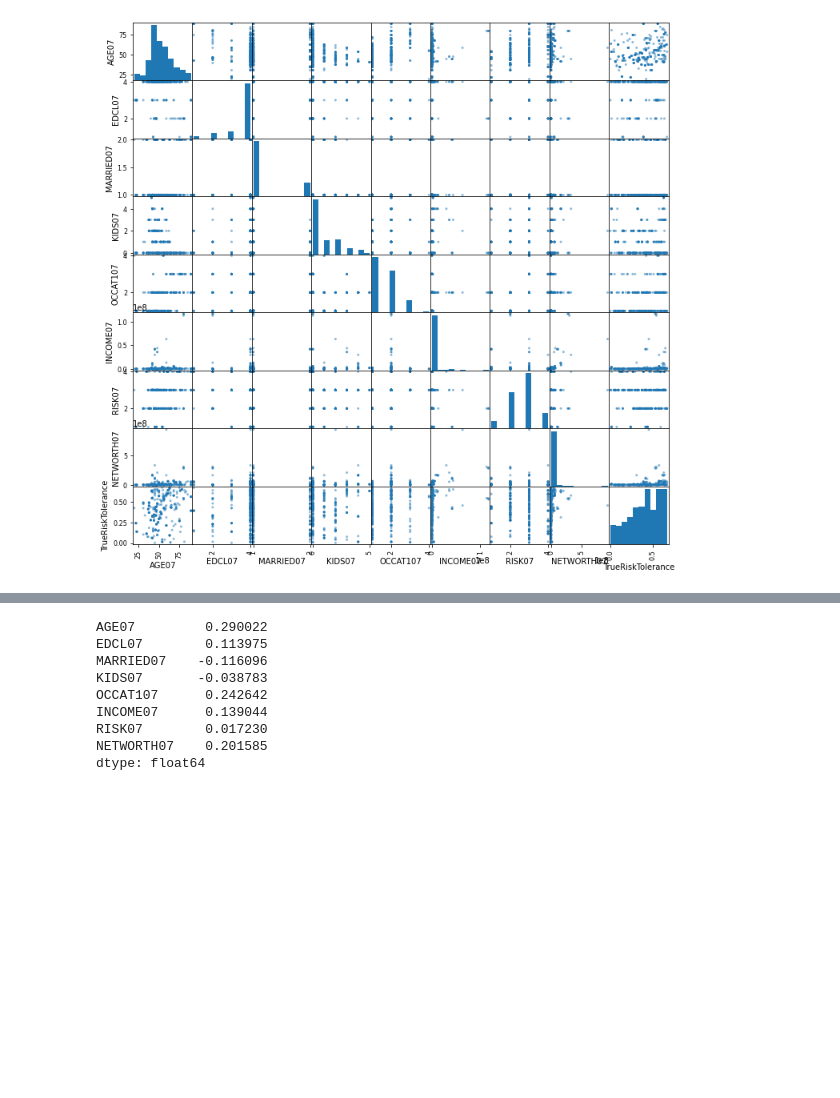
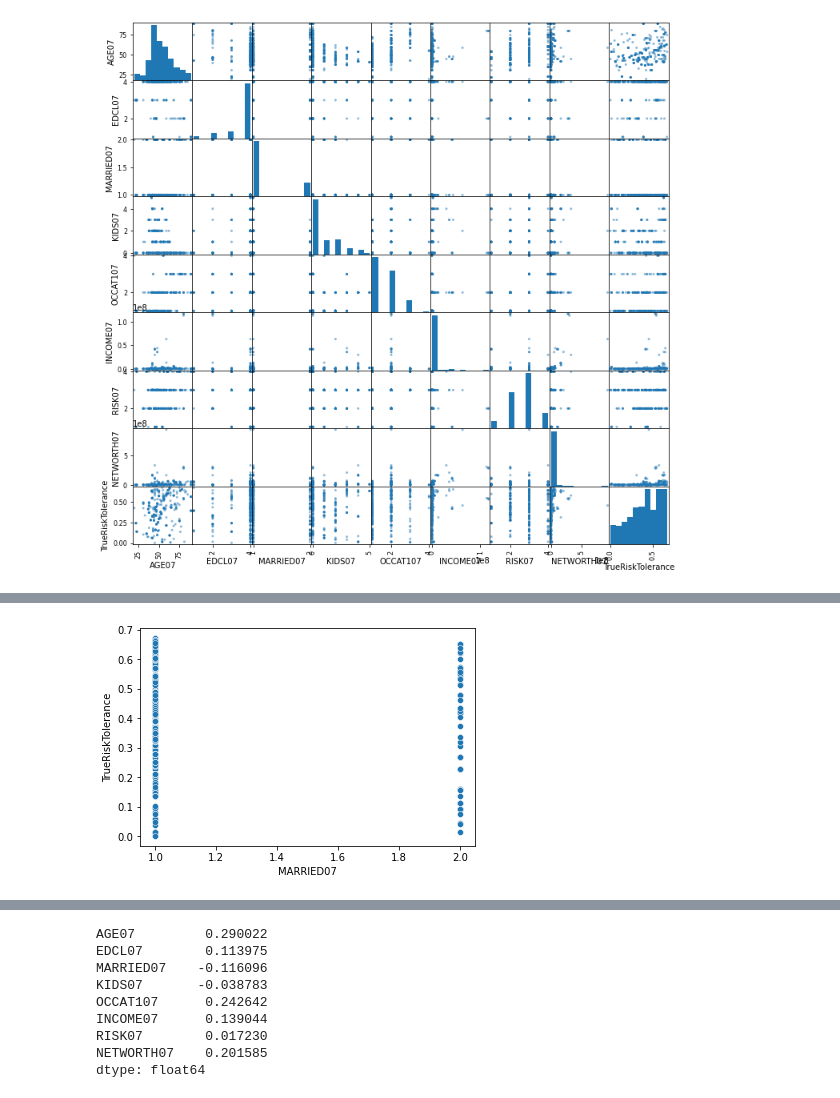
Before and after one commit to yasssminnn/bauman-data-science, a Jupyter notebook: разработка модели.ipynb, the cells around one changed output, grey strips where cells are left out. Cells and saved outputs as stored; diff of their text form; code cells hidden in the pictures; blank space fills up the shorter version.

```diff
--- a/разработка модели.ipynb
+++ b/разработка модели.ipynb
@@ -212,0 +292,4 @@ plt.show()
+# %%
+sns.scatterplot(x="MARRIED07", y="TrueRiskTolerance", data=dataset3);
+# %% [output]
+[figure, added]
```
Also changed, not shown: parts of 32 cells of this notebook, 6 other files.
